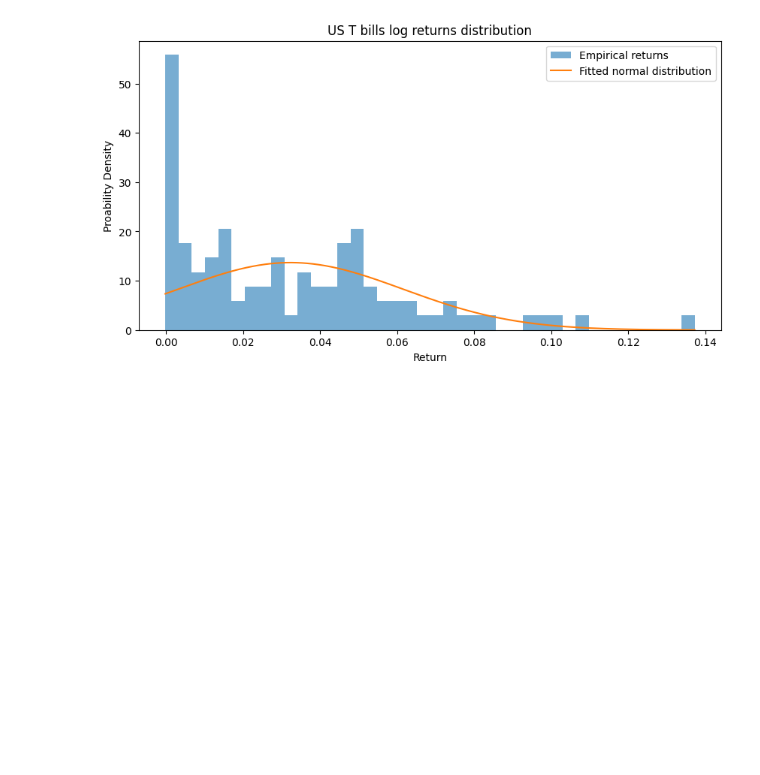
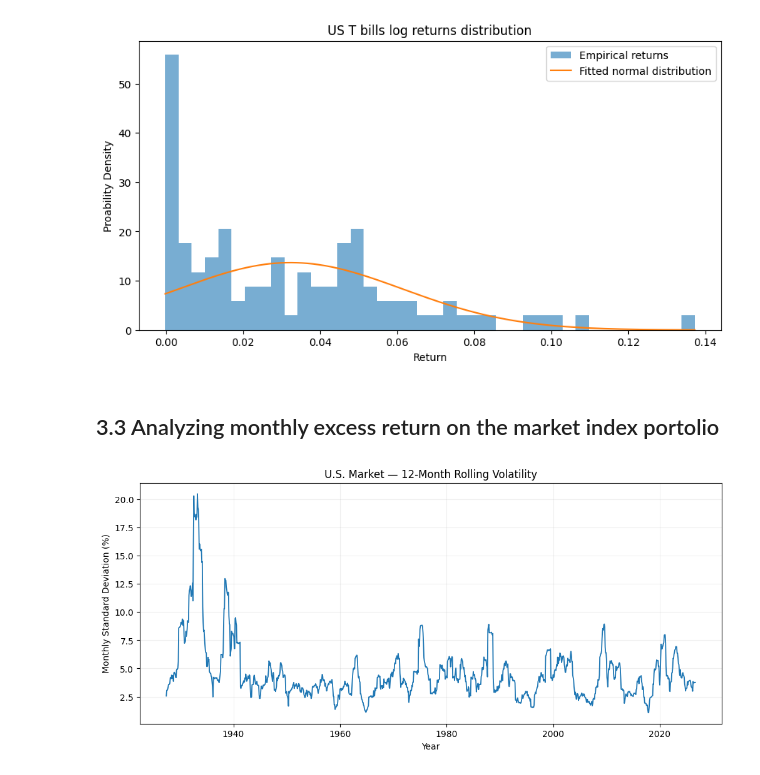
Before and after one commit to FerCorcuera/mit-quant-finance, a Jupyter notebook: Portfolio Theory/historic_returns_on_portfolios.ipynb, the cells around one changed output. Cells and saved outputs as stored; diff of their text form; code cells hidden in the pictures; blank space fills up the shorter version.

```diff
--- a/Portfolio Theory/historic_returns_on_portfolios.ipynb
+++ b/Portfolio Theory/historic_returns_on_portfolios.ipynb
@@ -30,11 +38,16 @@ annual = annual / 100  # we want decimals
 annual["US_Market"] = annual["Mkt-RF"] + annual["RF"]
 
 annual["T_Bills"] = annual["RF"]
-
 returns = annual[["US_Market", "T_Bills"]]
-
 print(returns.head())
 print(returns.tail())
+
+# now getting the monthly returns
+
+monthly = ff[0].copy() / 100
+excess_returns = monthly["Mkt-RF"]
+print(excess_returns.head())
+rolling_volatility = excess_returns.rolling(window=12).std(ddof=1)
 # %% [output]
       US_Market  T_Bills
 Date
@@ -134,3 +165,32 @@ plot_return_distribution(
 )
 # %% [output]
 [figure]
+# %% [markdown]
+## 3.3 Analyzing monthly excess return on the market index portolio
+# %%
+# 12-month rolling standard deviation of monthly excess returns
+rolling_monthly_volatility = excess_returns.rolling(window=12).std(ddof=1)
+
+# Convert monthly volatility to annualized volatility
+rolling_annualized_volatility = rolling_monthly_volatility * np.sqrt(12)
+
+rolling_volatility_pct = rolling_volatility * 100
+
+fig, ax = plt.subplots(figsize=(12, 5))
+
+ax.plot(
+    rolling_volatility_pct.index.to_timestamp(),
+    rolling_volatility_pct,
+    linewidth=1.3,
+)
+
+ax.set(
+    title="U.S. Market — 12-Month Rolling Volatility",
+    xlabel="Year",
+    ylabel="Monthly Standard Deviation (%)",
+)
+
+ax.grid(alpha=0.2)
+plt.show()
+# %% [output]
+[figure, added]
```
Also changed, not shown: parts of 14 cells of this notebook, 1 other file.
